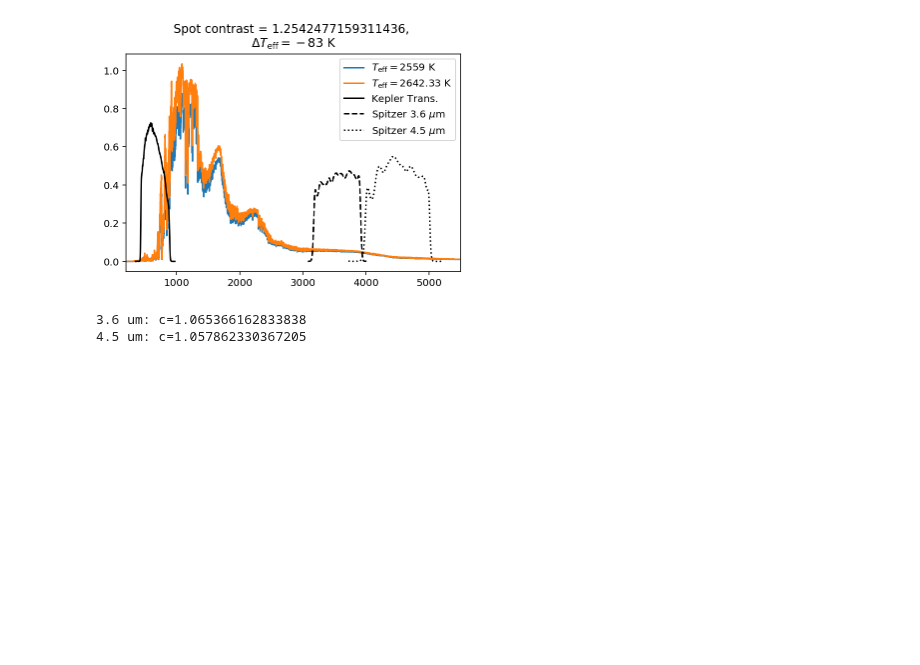
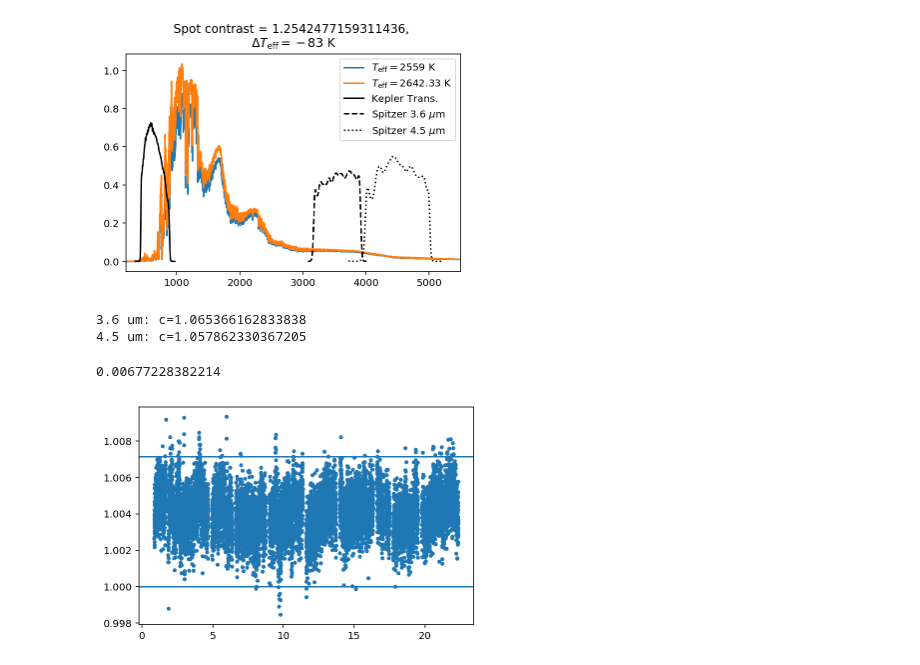
Before and after one commit to bmorris3/libra, a Jupyter notebook: notebooks/spot_temperatures.ipynb, the cells around one changed output. Saved outputs shown, nothing was run; the diff lists cells and outputs as text; code cells hidden in the pictures; blank space fills up the shorter version.

Commit message:
extrapolating to spitzer

```diff
--- a/notebooks/spot_temperatures.ipynb
+++ b/notebooks/spot_temperatures.ipynb
@@ -120,3 +120,19 @@ for spitz, channel in zip([[spitz1_wave, spitz1_trans], [spitz2_wave, spitz2_tra
 # %% [output]
 3.6 um: c=1.065366162833838
 4.5 um: c=1.057862330367205
+# %%
+spitzer_time, spitzer_flux, spitzer_err, _ = np.loadtxt('../libra/data/T1_Spitzer.txt',
+                                              unpack=True, delimiter=',')
+spitzer_flux += -np.percentile(spitzer_flux, 0.1) + 1
+# %%
+plt.plot(spitzer_time, spitzer_flux, '.')
+
+max_flux = np.percentile(spitzer_flux, 99.5)
+plt.axhline(1)
+plt.axhline(max_flux)
+
+covering_fraction = (max_flux - 1) / (1.057)
+print(covering_fraction)
+# %% [output]
+0.00677228382214
+[figure, added]
```
Also changed, not shown: parts of 2 cells of this notebook.
